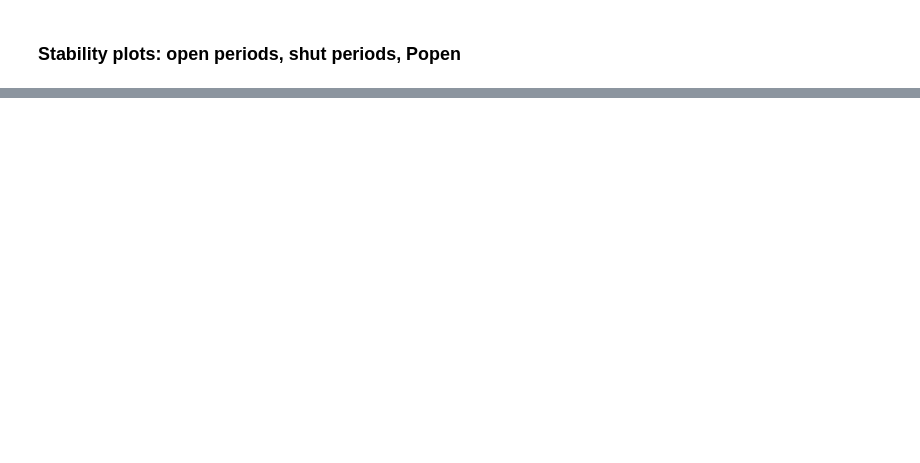
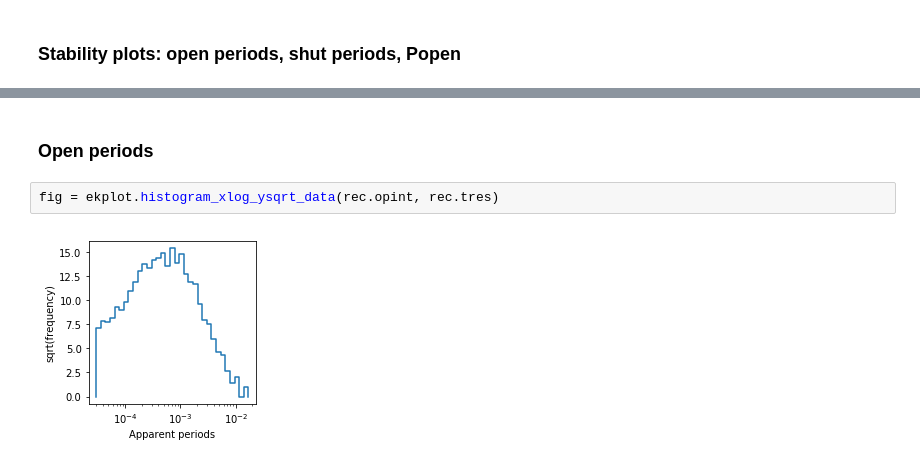
Before and after one commit to remislp/EKDIST, a Jupyter notebook: EKDIST_example.ipynb, the cells around one changed output, grey strips where cells are left out. Saved outputs shown, nothing was run; the diff lists cells and outputs as text; blank space fills up the shorter version.

```diff
--- a/EKDIST_example.ipynb
+++ b/EKDIST_example.ipynb
@@ -65,0 +66,6 @@ fig = ekplot.stability_intervals(rec, window=50)
+# %% [markdown]
+### Open periods
+# %%
+fig = ekplot.histogram_xlog_ysqrt_data(rec.opint, rec.tres)
+# %% [output]
+[figure, added]
```
Also changed, not shown: parts of 6 cells of this notebook, 2 other files.
